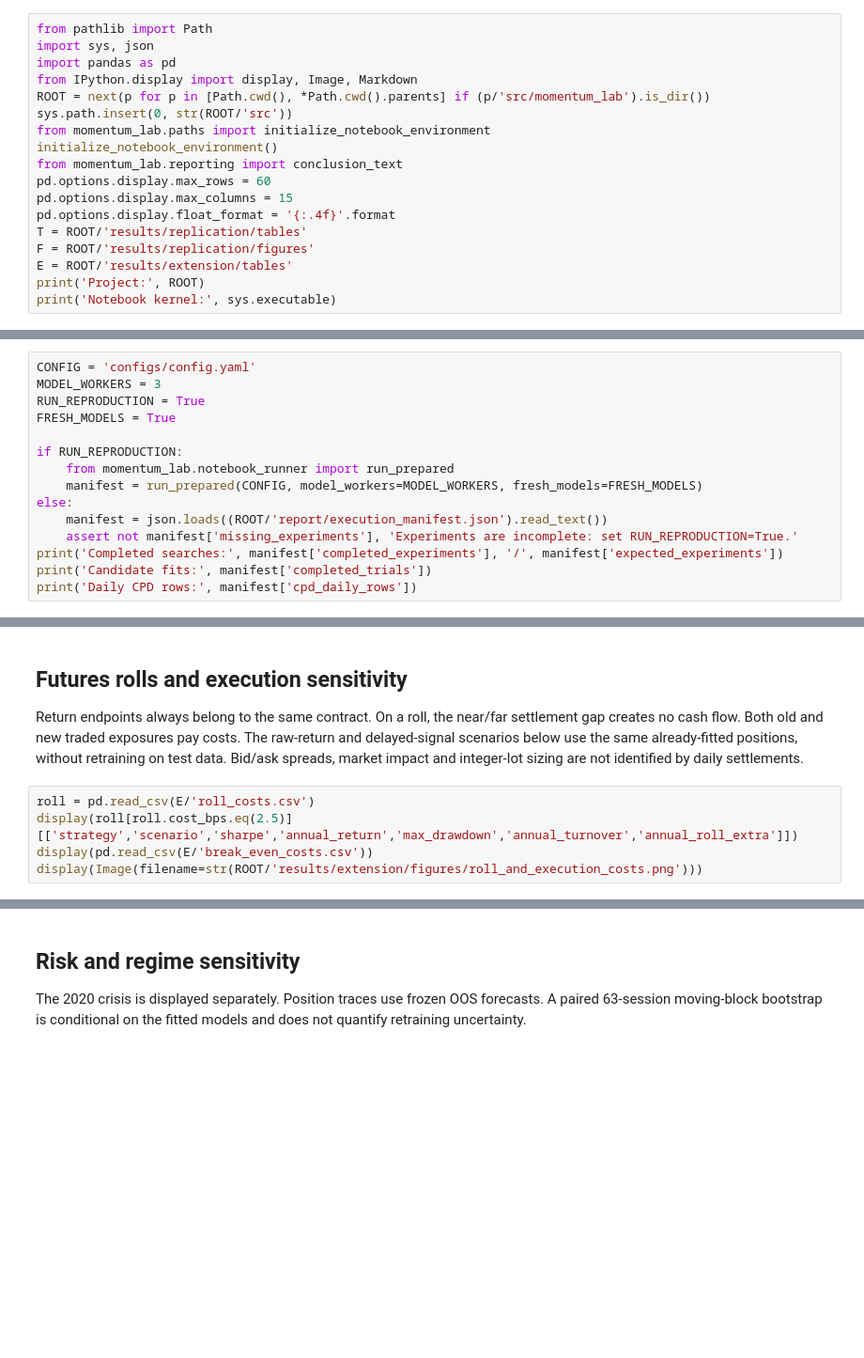
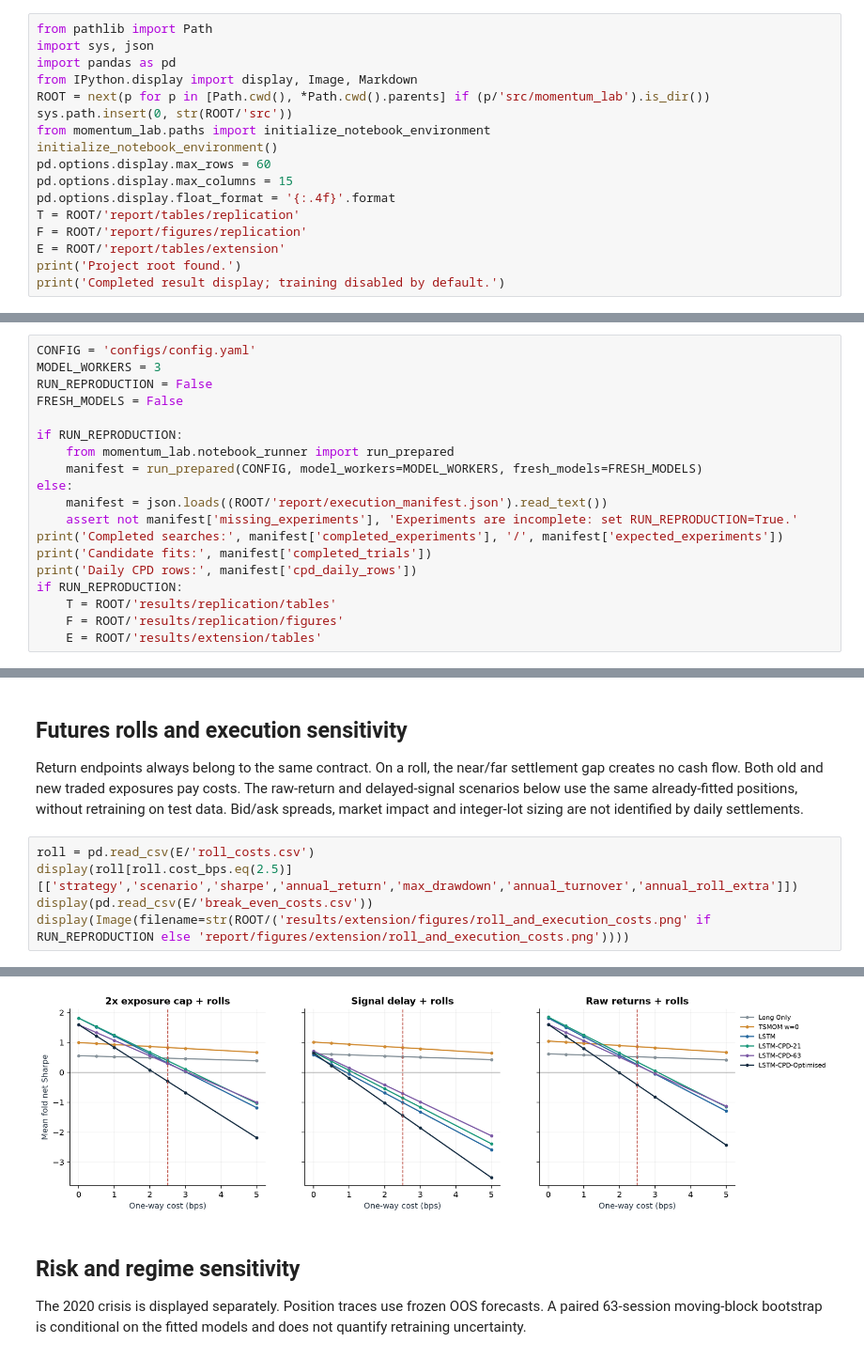
Before and after one commit to EnzeHu0120/ieor4576-slow-momentum-fast-reversion, a Jupyter notebook: report/Paper67_Original_Study_Replication.ipynb, the cells around one changed output, grey strips where cells are left out. Shown at 94% size. Cells and saved outputs as stored; diff of their text form; blank space fills up the shorter version.

Commit message:
Publish completed WRDS port results, paper comparison and replication limits

```diff
--- a/report/Paper67_Original_Study_Replication.ipynb
+++ b/report/Paper67_Original_Study_Replication.ipynb
@@ -15,12 +17,11 @@ ROOT = next(p for p in [Path.cwd(), *Path.cwd().parents] if (p/'src/momentum_lab
 sys.path.insert(0, str(ROOT/'src'))
 from momentum_lab.paths import initialize_notebook_environment
 initialize_notebook_environment()
-from momentum_lab.reporting import conclusion_text
 pd.options.display.max_rows = 60
 pd.options.display.max_columns = 15
 pd.options.display.float_format = '{:.4f}'.format
-T = ROOT/'results/replication/tables'
-F = ROOT/'results/replication/figures'
-E = ROOT/'results/extension/tables'
-print('Project:', ROOT)
-print('Notebook kernel:', sys.executable)
+T = ROOT/'report/tables/replication'
+F = ROOT/'report/figures/replication'
+E = ROOT/'report/tables/extension'
+print('Project root found.')
+print('Completed result display; training disabled by default.')
@@ -33,8 +35,8 @@ Once all outputs exist, set `RUN_REPRODUCTION=False` to read them without traini
 # %%
 CONFIG = 'configs/config.yaml'
 MODEL_WORKERS = 3
-RUN_REPRODUCTION = True
-FRESH_MODELS = True
+RUN_REPRODUCTION = False
+FRESH_MODELS = False
 
 if RUN_REPRODUCTION:
     from momentum_lab.notebook_runner import run_prepared
@@ -45,3 +47,7 @@ else:
 print('Completed searches:', manifest['completed_experiments'], '/', manifest['expected_experiments'])
 print('Candidate fits:', manifest['completed_trials'])
 print('Daily CPD rows:', manifest['cpd_daily_rows'])
+if RUN_REPRODUCTION:
+    T = ROOT/'results/replication/tables'
+    F = ROOT/'results/replication/figures'
+    E = ROOT/'results/extension/tables'
@@ -124,4 +274,5 @@ Return endpoints always belong to the same contract. On a roll, the near/far set
 roll = pd.read_csv(E/'roll_costs.csv')
 display(roll[roll.cost_bps.eq(2.5)][['strategy','scenario','sharpe','annual_return','max_drawdown','annual_turnover','annual_roll_extra']])
 display(pd.read_csv(E/'break_even_costs.csv'))
-display(Image(filename=str(ROOT/'results/extension/figures/roll_and_execution_costs.png')))
+display(Image(filename=str(ROOT/('results/extension/figures/roll_and_execution_costs.png' if RUN_REPRODUCTION else 'report/figures/extension/roll_and_execution_costs.png'))))
+# %% [output]
@@ -128,3 +309,4 @@ display(Image(filename=str(ROOT/'results/extension/figures/roll_and_execution_co
+[figure, added]
 # %% [markdown]
 ## Risk and regime sensitivity
 
```
Also changed, not shown: parts of 17 cells of this notebook, 55 other files.
